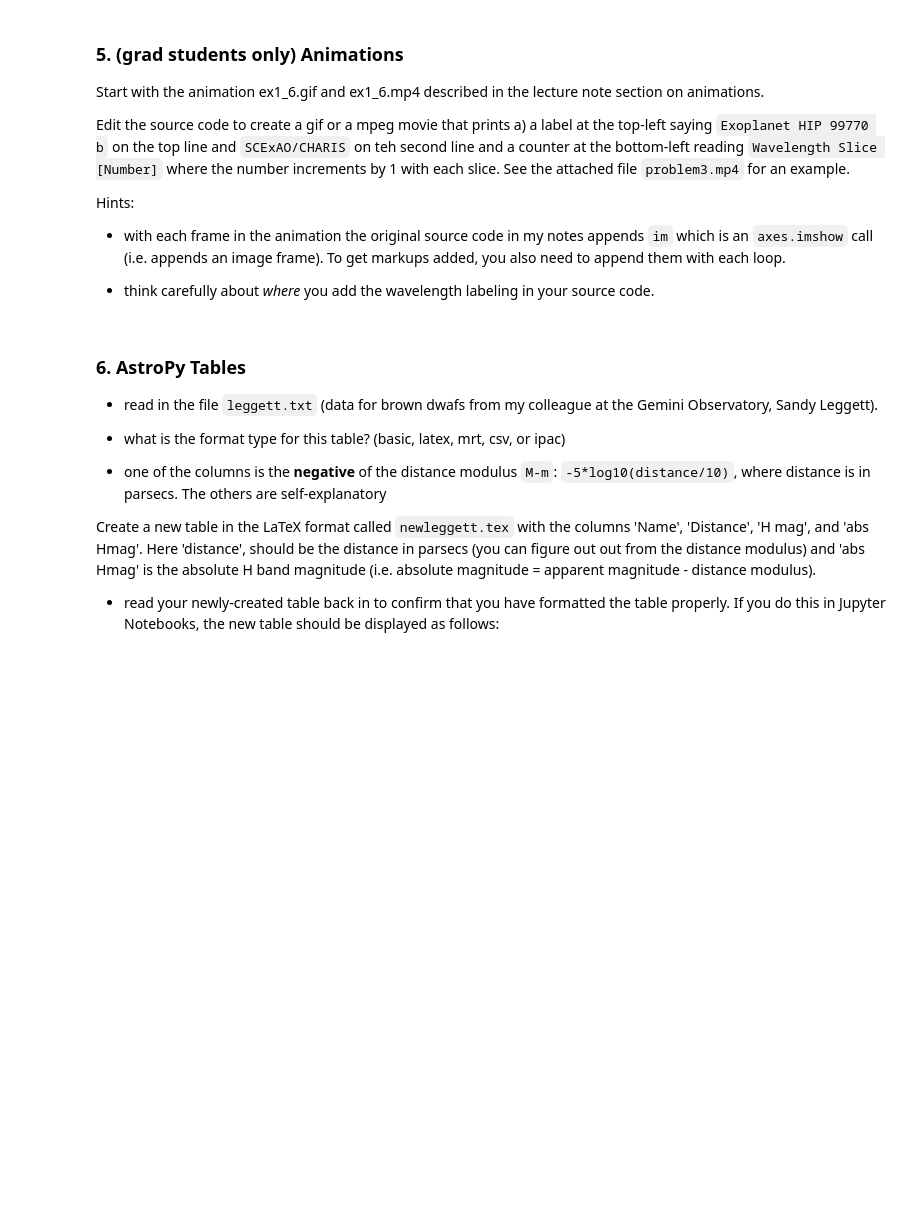
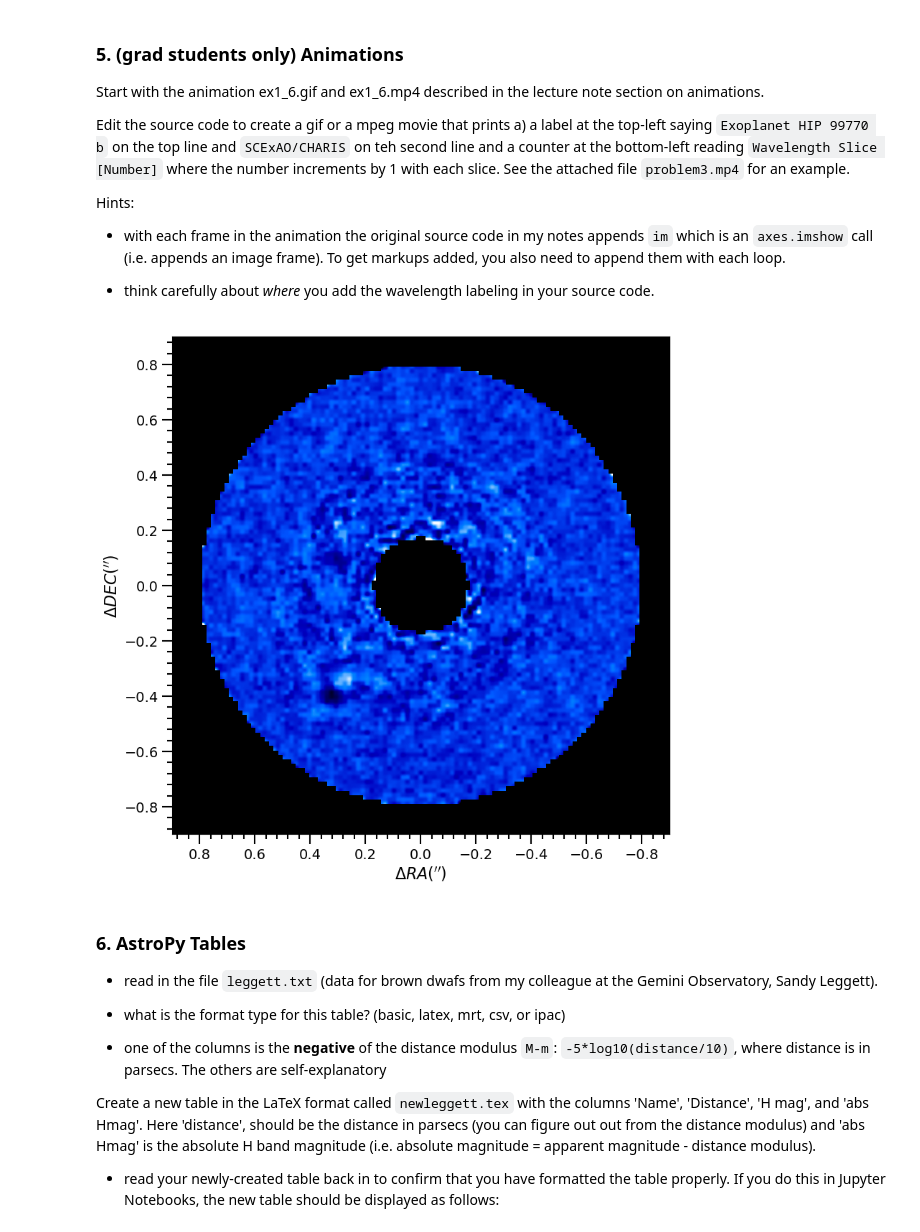
Before and after one commit to astroseandillon/Python-for-data-analysis, a Jupyter notebook: Dillon_Sean_HW_W13.ipynb, the cells around one changed output. Cells and saved outputs as stored; diff of their text form; code cells hidden in the pictures; blank space fills up the shorter version.

````diff
--- a/Dillon_Sean_HW_W13.ipynb
+++ b/Dillon_Sean_HW_W13.ipynb
@@ -64,6 +118,78 @@ Start with the animation ex1_6.gif and ex1_6.mp4 described in the lecture note s
  * with each frame in the animation the original source code in my notes appends ``im`` which is an ``axes.imshow`` call (i.e. appends an image frame).   To get markups added, you also need to append them with each loop.
 
  * think carefully about _where_ you add the wavelength labeling in your source code.
+# %%
+import matplotlib as mpl
+import matplotlib.pyplot as plt
+from matplotlib import ticker, rcParams, animation
+from matplotlib.ticker import MultipleLocator,AutoMinorLocator
+
+R,G,B,A = mpl.cm.get_cmap('gist_heat')(np.linspace(0.0,1.0,256)).T
+color_vals = np.array([B,G,R,A]).T
+cmap1 = mpl.colors.ListedColormap(color_vals) # colormap for CHARIS image
+cmap1.set_bad('k')
+
+
+data_cube=(fits.open('asdicomb_indiv.fits'))[0].data
+
+n_lambda=(data_cube.shape)[0]
+
+#general formatting
+
+rmax=.9 #in units of arc-seconds
+pixelscale=0.01615
+extrange=[rmax,-1*rmax,-1*rmax,rmax]
+
+fullext_image=pixelscale*(data_cube.shape)[1]/2.0
+
+cmapval='plasma'
+cmapval=cmap1
+
+fig,axes=plt.subplots(figsize=(9,9))
+immovie=[]
+
+axes.set_xlim(rmax,-1*rmax)
+axes.set_ylim(-1*rmax,rmax)
+axes.tick_params(which='both',direction='out',labelsize=14)
+axes.tick_params(which='major',length=10,width=1.5)
+axes.tick_params(which='minor',length=5,width=1.5)
+axes.xaxis.set_minor_locator(AutoMinorLocator(5))
+axes.yaxis.set_minor_locator(AutoMinorLocator(5))
+axes.set_xlabel('$\Delta RA(^{\prime\prime})$',fontsize=16)
+axes.set_ylabel('$\Delta DEC(^{\prime\prime})$',fontsize=16)
+ #axes.text(0.95*rmax,0.85*rmax,'Exoplanet HIP 99770 b\nSCExAO/CHARIS',fontsize=16,color='w')
+ #axes.scatter(0,0,marker='*',c='yellow',edgecolor='black',s=500)
+
+for i in range(0,n_lambda):
+    climsp=np.nanpercentile(data_cube[i,:,:],[0,99.9])
+    clims=[-1.5*climsp[1],climsp[1]]
+    interpval='hanning'
+
+    im=axes.imshow(data_cube[i,:,:],animated=True,clim=clims,origin='lower',extent=[fullext_image,-1*fullext_image,-1*fullext_image,fullext_image],interpolation=interpval,cmap=cmapval)
+
+    if i== 0:
+        im=axes.imshow(data_cube[i,:,:],clim=clims,origin='lower',extent=[fullext_image,-1*fullext_image,-1*fullext_image,fullext_image],interpolation=interpval,cmap=cmapval)
+    immovie.append([im])
+
+
+ani = animation.ArtistAnimation(fig,immovie,interval=50, blit=False,
+                                 repeat_delay=50,repeat=True)
+
+
+ #plt.rcParams['animation.ffmpeg_path'] = 'my/path/to/ffmpeg'
+    #this is my path
+plt.rcParams['animation.ffmpeg_path'] = '/usr/local/bin/ffmpeg'
+
+writergif = animation.PillowWriter(fps=5)
+ani.save('ex1_6.gif',writer=writergif)
+# mywriter=animation.FFMpegWriter(fps=5,extra_args=['-vcodec', 'libx264'])
+# ani.save('ex1_6.mp4',writer=mywriter)
+
+plt.show()
+#```
+#![](./code/sect1/files/ex1_6.gif)
+# %% [output]
+[figure, added]
 # %% [markdown]
 ### 6. AstroPy Tables
 
````
Also changed, not shown: parts of 3 cells of this notebook, 6 other files.
